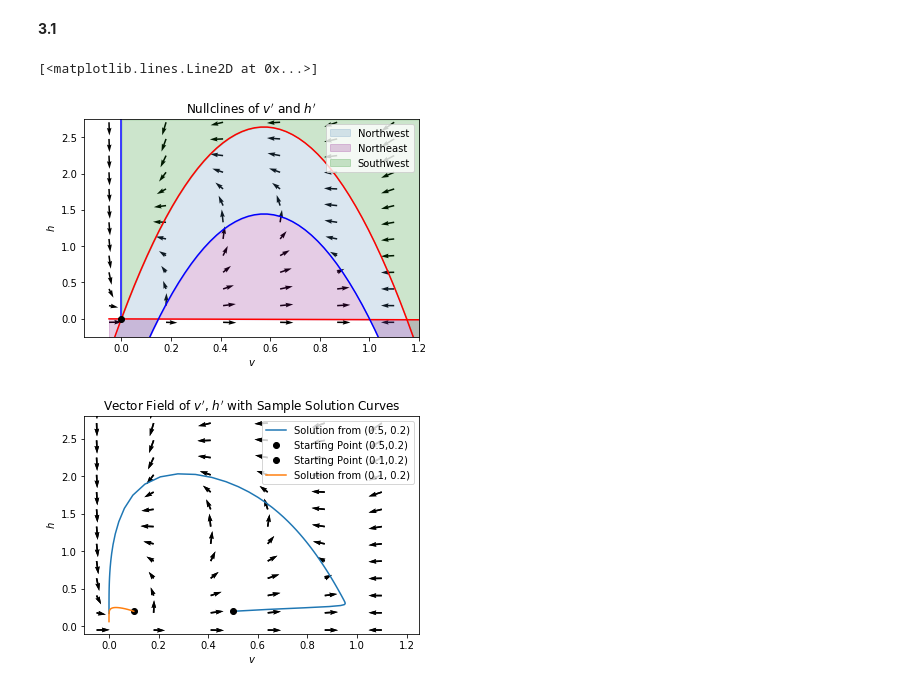
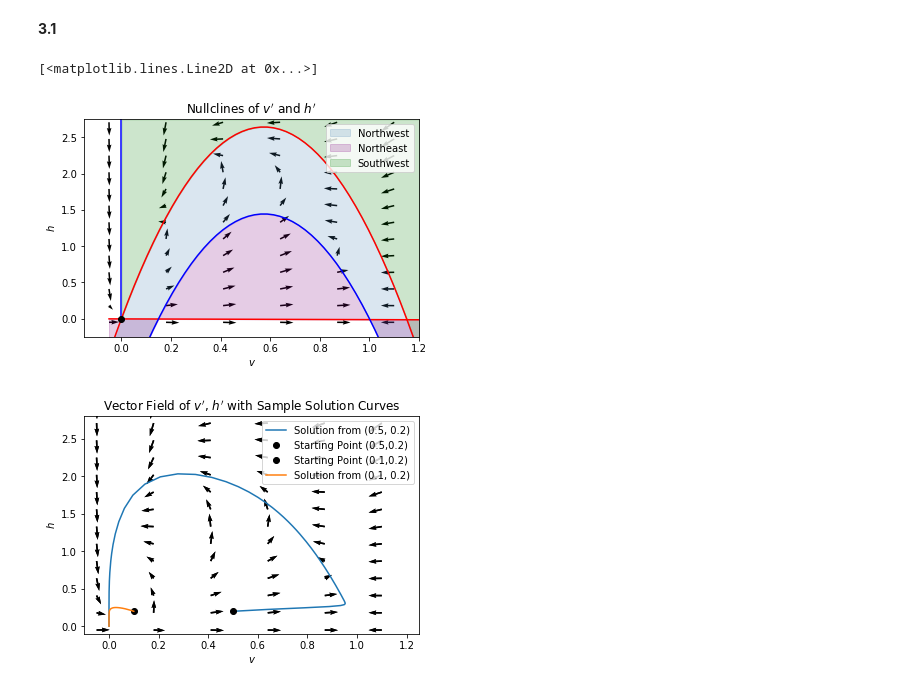
Before and after one commit to sloughlin/differential-equations, a Jupyter notebook: Project3.ipynb, the cells around one changed output. Saved outputs shown, nothing was run; the diff lists cells and outputs as text; code cells hidden in the pictures.

```diff
--- a/Project3.ipynb
+++ b/Project3.ipynb
@@ -197,43 +214,44 @@ h_interval = [-0.05, 2.75]
 
 labels = ['v', 'h', 'Nullclines of $v\'$ and $h\'$']
 
-def dvdt(v, h, a=a, k=k, eps0=eps0, mu1=mu1, mu2=mu2):
+def dvdt(v, h, t, a=a, k=k, eps0=eps0, mu1=mu1, mu2=mu2, init=0):
     return -k*v*(v-a)*(v-1) - v*h
 def dhdt(v, h, a=a, k=k, eps0=eps0, mu1=mu1, mu2=mu2):
     return (eps0 + (mu1 * h) / (v + mu2)) * ((-h) - k * v * (v - a -1))
 
 
 def nullv_1(v, a=a, k=k, eps0=eps0, mu1=mu1, mu2=mu2):
     return np.zeros(len(v))
 def nullv_2(v, a=a, k=k, eps0=eps0, mu1=mu1, mu2=mu2):
     return -k * (v-a)*(v-1)
 
 def nullh_1(v, a=a, k=k, eps0=eps0, mu1=mu1, mu2=mu2):
     return -k*v*(v-a-1)
 
 def nullh_2(v, a=a, k=k, eps0=eps0, mu1=mu1, mu2=mu2):
     return -(eps0 * (v + mu2)) / mu1
 
 
 flow(v_interval,
      h_interval,
      dvdt, dhdt,
+     [0, 500],
      labels,
-     xstep = 0.23, ystep = 0.23)
+     step = 0.23)
 h_nullclines = [nullh_1, nullh_2, nullv_2]
 v_nullclines = [nullv_1]
 colors = ['b', 'r', 'r', 'b']
-plot_nullclines(vmin, vmax,
-                hmin, hmax,
+plot_nullclines(v_interval,
+                h_interval,
                 v_nullclines,
                 h_nullclines,
                 colors,
                 labels)
 # Plot equilibrium solution: v=0, h=0
 plt.plot(0, 0, 'o', color='black')
 # %% [output]
 [<matplotlib.lines.Line2D at 0x...>]
-[figure, old version]
+[figure, new version]
 # %%
 v_interval = [-0.05, 1.2]
 h_interval = [-0.05, 2.75]
```
Also changed, not shown: parts of 9 cells of this notebook.
